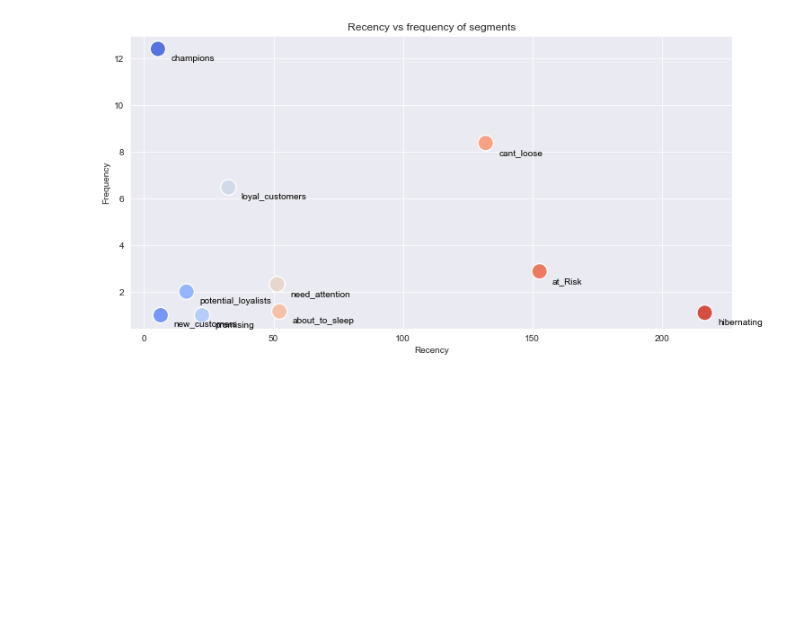
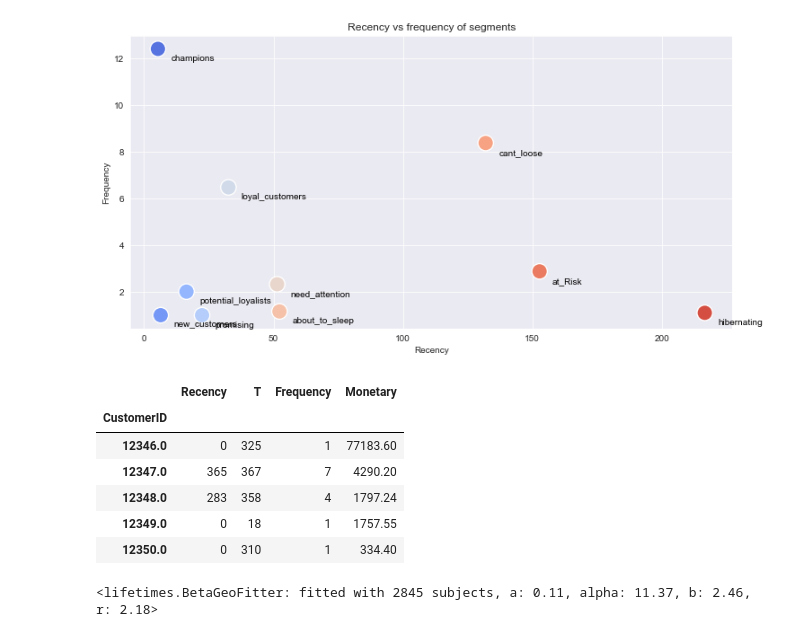
Before and after one commit to ubco-W2022T1-cosc301/project-group31, a Jupyter notebook: notebooks/analysis1.ipynb, the cells around one changed output. Cells and saved outputs as stored; diff of their text form; code cells hidden in the pictures; blank space fills up the shorter version.

```diff
--- a/notebooks/analysis1.ipynb
+++ b/notebooks/analysis1.ipynb
@@ -508,3 +503,20 @@ ax.get_legend().remove()
 plt.show()
 # %% [output]
 [figure]
+# %%
+cltv_df = data.groupby('CustomerID').agg({'date': [lambda x: (x.max() - x.min()).days,
+                                                        lambda x: (latest - x.min()).days],
+                                        'InvoiceNo': 'nunique',
+                                        'TotalPrice': 'sum'})
+
+cltv_df.columns = cltv_df.columns.droplevel(0)
+cltv_df.columns = ['Recency', 'T', 'Frequency', 'Monetary']
+cltv_df.head()
+# %% [output]
+|  | Recency | T | Frequency | Monetary |
+| CustomerID |  |  |  |  |
+| 12346.0 | 0 | 325 | 1 | 77183.60 |
+| 12347.0 | 365 | 367 | 7 | 4290.20 |
+| 12348.0 | 283 | 358 | 4 | 1797.24 |
+| 12349.0 | 0 | 18 | 1 | 1757.55 |
+| 12350.0 | 0 | 310 | 1 | 334.40 |
@@ -510,0 +533,8 @@ plt.show()
+# %%
+BGF = BetaGeoFitter(penalizer_coef = 0.001) #avoid overfitting
+
+BGF.fit(cltv_df['Frequency'],
+        cltv_df['Recency'],
+        cltv_df['T'])
+# %% [output]
+<lifetimes.BetaGeoFitter: fitted with 2845 subjects, a: 0.11, alpha: 11.37, b: 2.46, r: 2.18>
```
Also changed, not shown: parts of 5 cells of this notebook.
